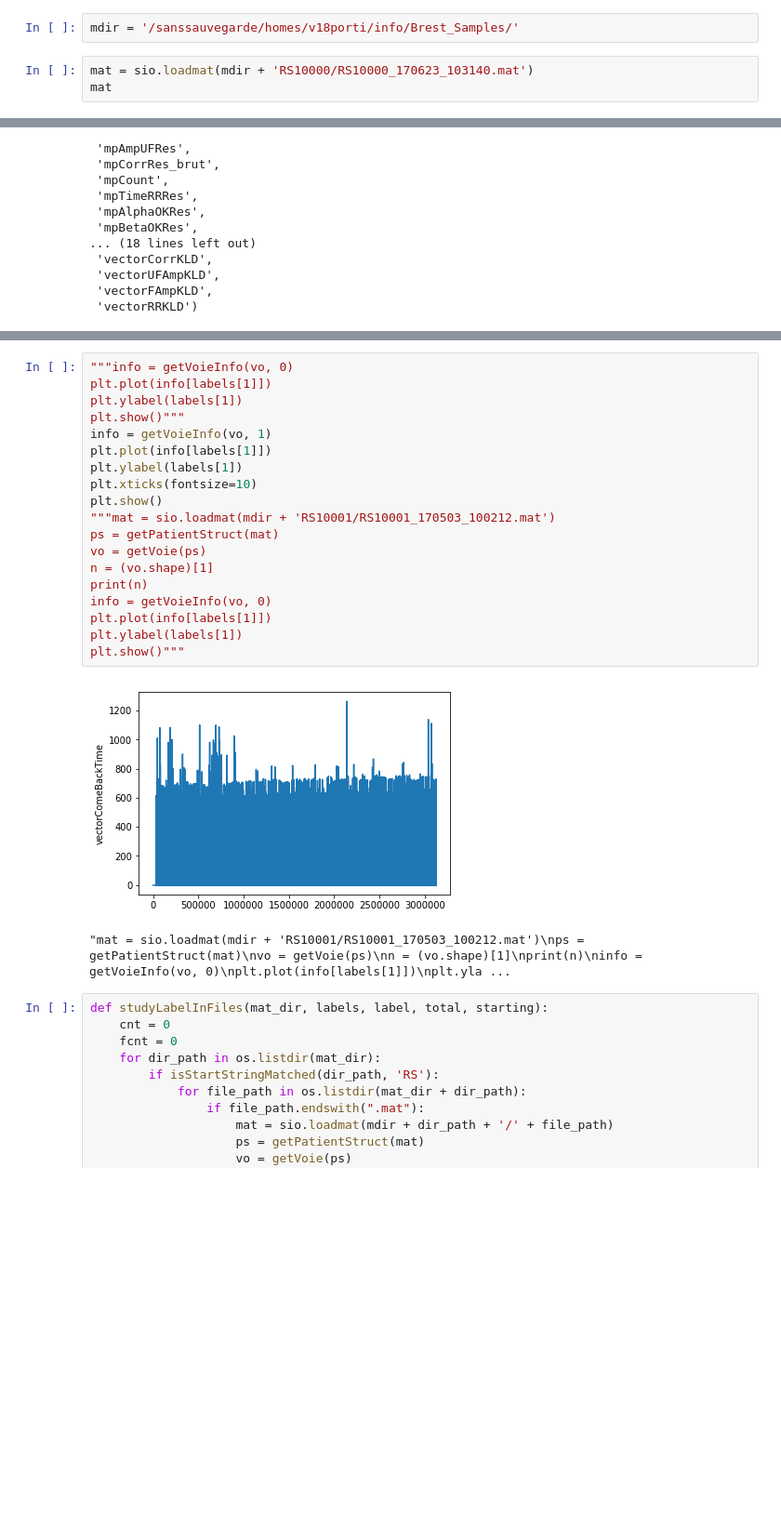
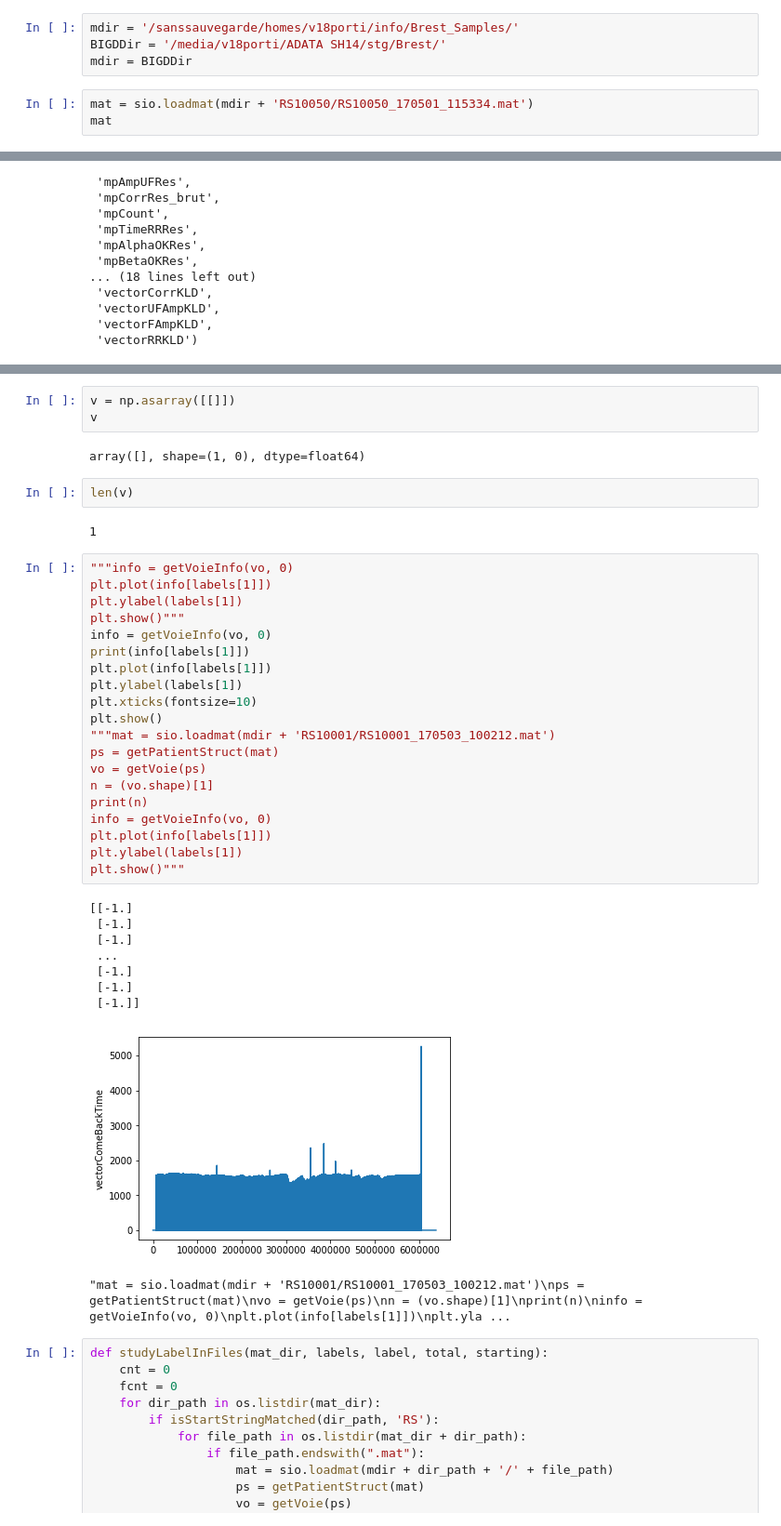
Before and after one commit to valeporti/stg_ete, a Jupyter notebook: explore.ipynb, the cells around one changed output, grey strips where cells are left out. Shown at 93% size. Drawn from its saved outputs; the diff is of its cells as text; blank space fills up the shorter version.

```diff
--- a/explore.ipynb
+++ b/explore.ipynb
@@ -9,8 +9,10 @@ import re
 import gc
 # %%
 mdir = '/sanssauvegarde/homes/v18porti/info/Brest_Samples/'
+BIGDDir = '/media/v18porti/ADATA SH14/stg/Brest/'
+mdir = BIGDDir
 # %%
-mat = sio.loadmat(mdir + 'RS10000/RS10000_170623_103140.mat')
+mat = sio.loadmat(mdir + 'RS10050/RS10050_170501_115334.mat')
 mat
 # %% [output]
 {'__globals__': [],
@@ -200,25 +235,42 @@ labels
+# %%
+v = np.asarray([[]])
+v
+# %% [output]
+array([], shape=(1, 0), dtype=float64)
+# %%
+len(v)
+# %% [output]
+1
 # %%
 """info = getVoieInfo(vo, 0)
 plt.plot(info[labels[1]])
 plt.ylabel(labels[1])
 plt.show()"""
-info = getVoieInfo(vo, 1)
+info = getVoieInfo(vo, 0)
+print(info[labels[1]])
 plt.plot(info[labels[1]])
 plt.ylabel(labels[1])
 plt.xticks(fontsize=10)
 plt.show()
 """mat = sio.loadmat(mdir + 'RS10001/RS10001_170503_100212.mat')
 ps = getPatientStruct(mat)
 vo = getVoie(ps)
 n = (vo.shape)[1]
 print(n)
 info = getVoieInfo(vo, 0)
 plt.plot(info[labels[1]])
 plt.ylabel(labels[1])
 plt.show()"""
 # %% [output]
+[[-1.]
+ [-1.]
+ [-1.]
+ ...
+ [-1.]
+ [-1.]
+ [-1.]]
-[figure, old version]
+[figure, new version]
-"mat = sio.loadmat(mdir + 'RS10001/RS10001_170503_100212.mat')\nps = getPatientStruct(mat)\nvo = getVoie(ps)\nn = (vo.shape)[1]\nprint(n)\ninfo = getVoieInfo(vo, 0)\nplt.plot(info[labels[1]])\nplt.yla ...
+"mat = sio.loadmat(mdir + 'RS10001/RS10001_170503_100212.mat')\nps = getPatientStruct(mat)\nvo = getVoie(ps)\nn = (vo.shape)[1]\nprint(n)\ninfo = getVoieInfo(vo, 0)\nplt.plot(info[labels[1]])\nplt.yla ...
 # %%
 def studyLabelInFiles(mat_dir, labels, label, total, starting):
     cnt = 0
```
Also changed, not shown: parts of 13 cells of this notebook, 4 other files.
